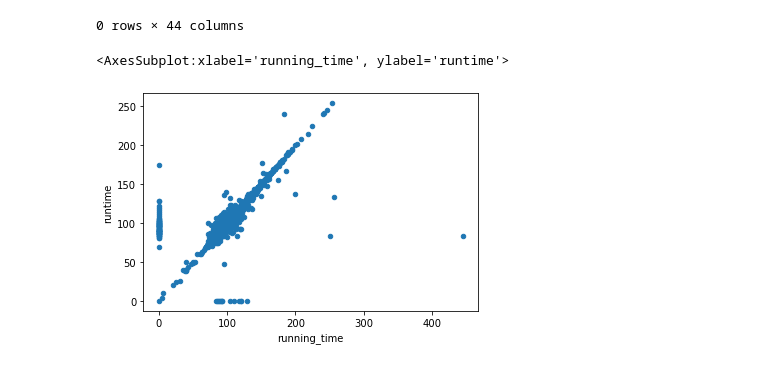
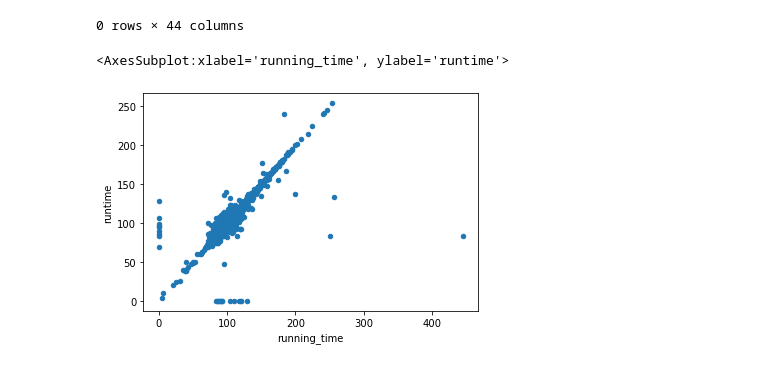
Before and after one commit to namu12345/Movies_ETL, a Jupyter notebook: Untitled.ipynb, the cells around one changed output. Saved outputs shown, nothing was run; the diff lists cells and outputs as text; code cells hidden in the pictures.

```diff
--- a/Untitled.ipynb
+++ b/Untitled.ipynb
@@ -974,7 +974,7 @@ movies_df[(movies_df['title_kaggle'] == '') | (movies_df['title_kaggle'].isnull(
 |  | url | year | imdb_link | title_wiki | Based on | Starring | Cinematography | Release date | Country | ... |
 0 rows × 44 columns
 # %%
-movies_df.fillna(0).plot(x='running_time', y='runtime', kind='scatter')
+movies_df.plot(x='running_time', y='runtime', kind='scatter')
 # %% [output]
 <AxesSubplot:xlabel='running_time', ylabel='runtime'>
-[figure, old version]
+[figure, new version]
```
Also changed, not shown: parts of 33 cells of this notebook, 8 other files.
